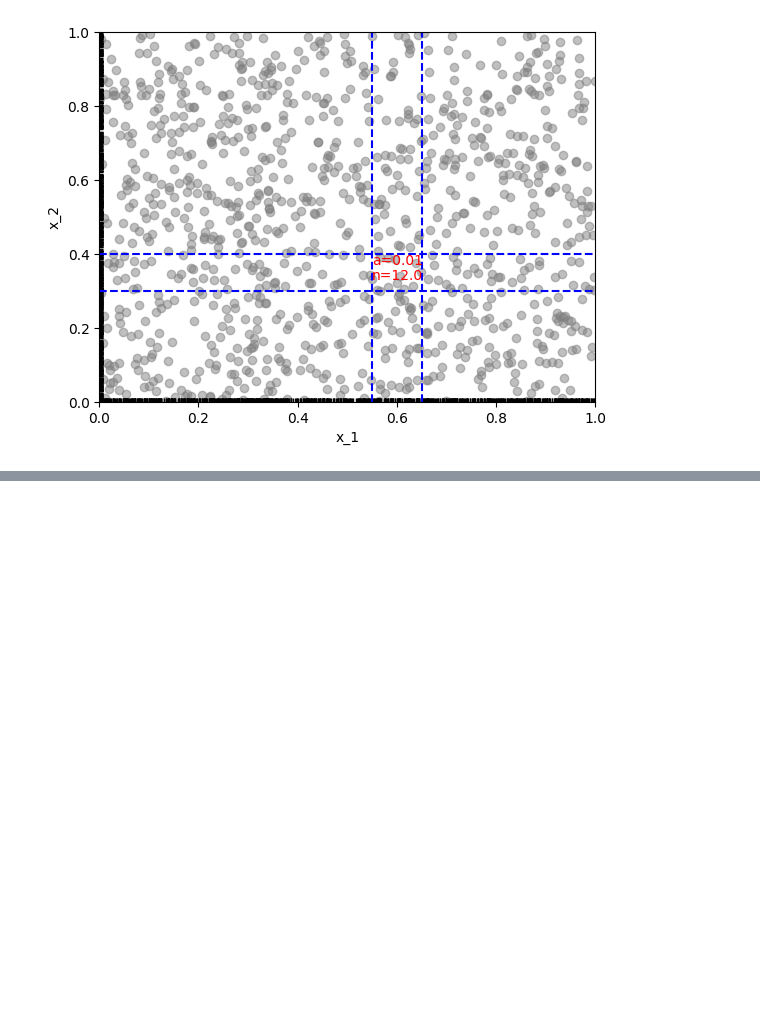
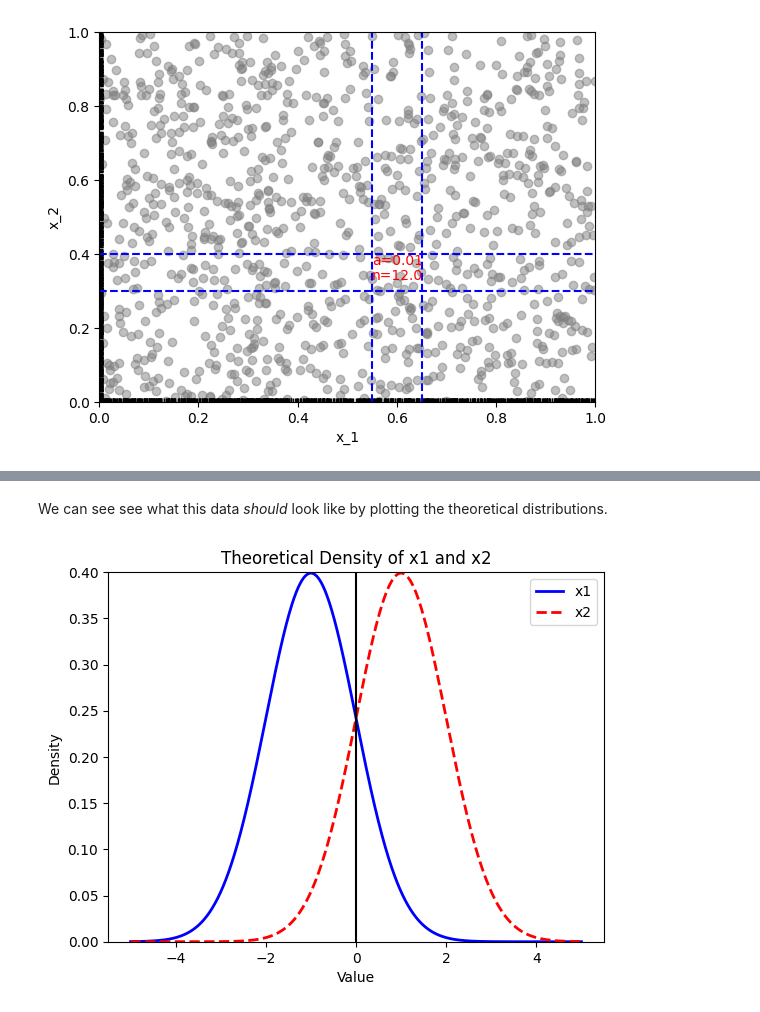
Before and after one commit to nicklausmillican/ISLP_Python, a Jupyter notebook: ISLP_Python_Ch4.ipynb, the cells around one changed output, grey strips where cells are left out. Saved outputs shown, nothing was run; the diff lists cells and outputs as text; code cells hidden in the pictures; blank space fills up the shorter version.

```diff
--- a/ISLP_Python_Ch4.ipynb
+++ b/ISLP_Python_Ch4.ipynb
@@ -474,0 +499,25 @@ plt.show()
+# %% [markdown]
+We can see see what this data *should* look like by plotting the theoretical distributions.
+# %%
+import numpy as np
+import matplotlib.pyplot as plt
+
+def density_x1(x):
+    return np.exp(-0.5*((x + 1)/1)**2) / (1 * np.sqrt(2 * np.pi))
+
+def density_x2(x):
+    return np.exp(-0.5*((x - 1)/1)**2) / (1 * np.sqrt(2 * np.pi))
+
+x = np.linspace(-5, 5, 1000)
+
+plt.plot(x, density_x1(x), color='blue', linewidth=2, label='x1')
+plt.plot(x, density_x2(x), color='red', linewidth=2, linestyle='--', label='x2')
+plt.axvline(x=0, color='black')
+plt.ylim(0, 0.4)
+plt.xlabel('Value')
+plt.ylabel('Density')
+plt.title('Theoretical Density of x1 and x2')
+plt.legend()
+plt.show()
+# %% [output]
+[figure, added]
```
Also changed, not shown: parts of 20 cells of this notebook.
